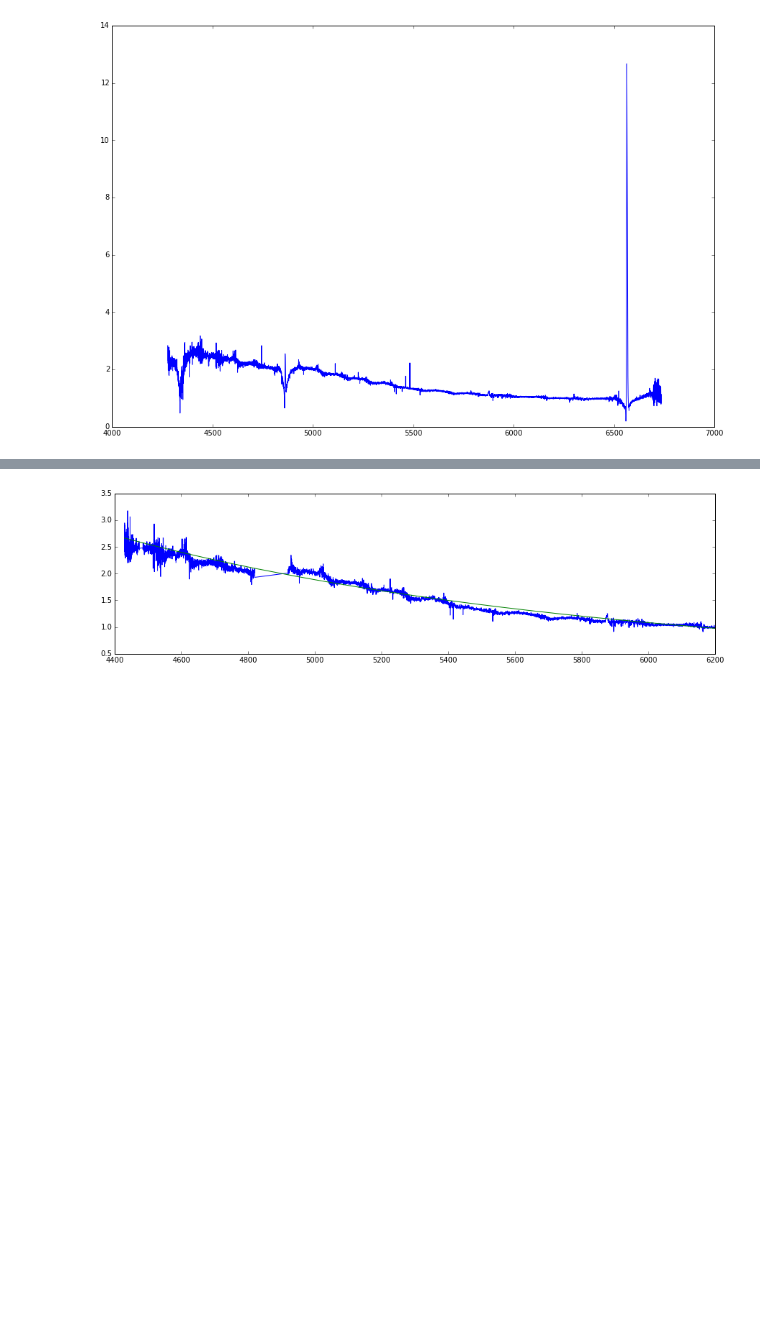
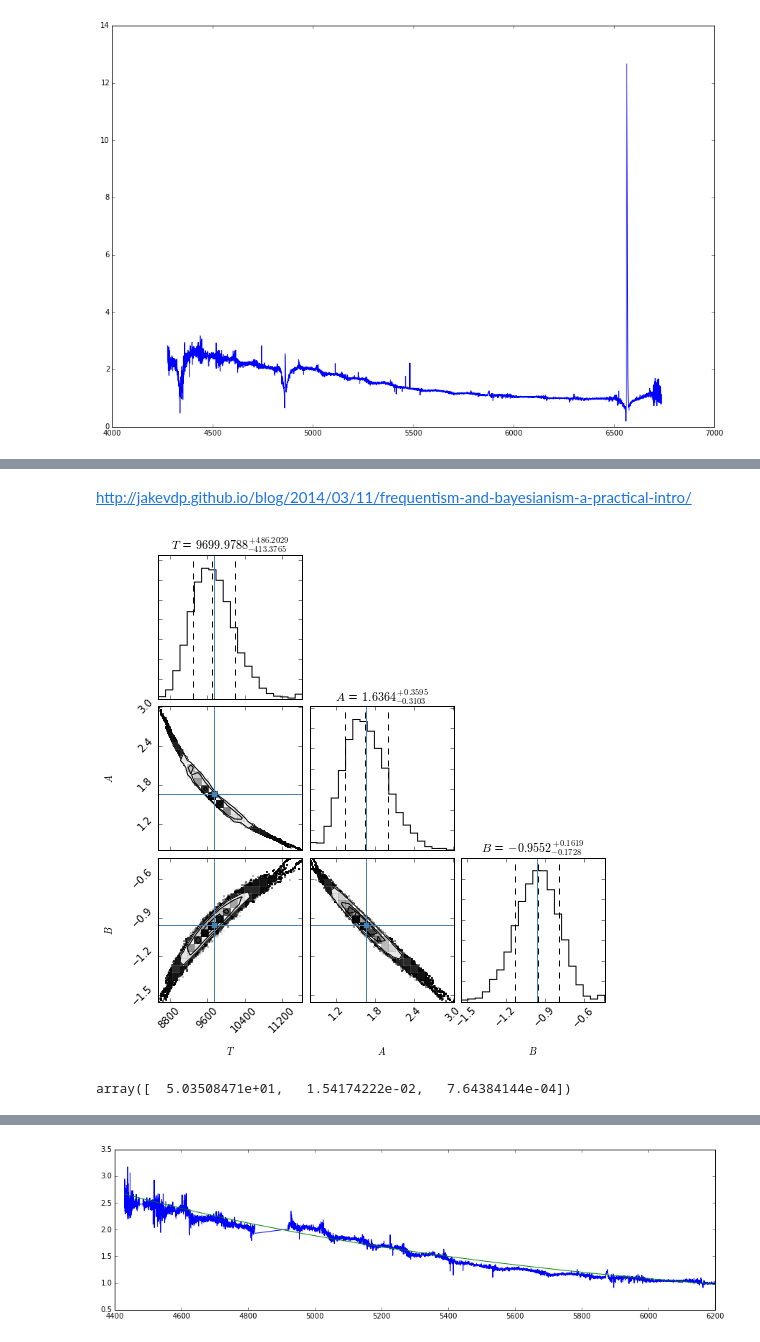
Before and after one commit to saint-germain/espectros-andes, a Jupyter notebook: continuo.ipynb, the cells around one changed output, grey strips where cells are left out. Saved outputs shown, nothing was run; the diff lists cells and outputs as text; code cells hidden in the pictures; blank space fills up the shorter version.

```diff
--- a/continuo.ipynb
+++ b/continuo.ipynb
@@ -117,0 +98,32 @@ Teff,RErrT,RErrA= 17133.6509477 7.70721869236 14.4825476673
+# %%
+def lnprior(theta):
+    T,AA,B = theta
+    if 5000 < T < 15000 and -5 < AA < 5 and -10 < B < 10:
+        return 0.0
+    return -np.inf
+def lnprob(theta, x, y,yerr):
+    lp = lnprior(theta)
+    if not np.isfinite(lp):
+        return -np.inf
+    return lp + lnlike(theta, x, y,yerr)
+# %% [markdown]
+http://jakevdp.github.io/blog/2014/03/11/frequentism-and-bayesianism-a-practical-intro/
+# %%
+mylab=["$T$", "$A$","$B$"]
+nll = lambda *args: -lnlike(*args)
+result = op.minimize(nll, [10000, 1,-1], args=(x, y,yerr))
+T_ml, A_ml, B_ml= result["x"]
+ndim, nwalkers = 3, 100
+pos = [result["x"] + 1e-4*np.random.randn(ndim) for i in range(nwalkers)]
+sampler = emcee.EnsembleSampler(nwalkers, ndim, lnprob, args=(x, y,yerr))
+sampler.run_mcmc(pos, 5000);
+samplesli = sampler.chain[:, 100:, :].reshape((-1, ndim))
+meanestli=samplesli.mean(axis=0)
+fig = corner.corner(samplesli, labels=mylab,
+                      truths=meanestli, quantiles=[0.16, 0.5, 0.84], show_titles=True,title_fmt='.4f')
+# %% [output]
+[figure, added]
+# %%
+meanestli-np.array([T_ml,A_ml,B_ml])
+# %% [output]
+array([  5.03508471e+01,   1.54174222e-02,   7.64384144e-04])
```
Also changed, not shown: parts of 59 cells of this notebook, 7 other files.
